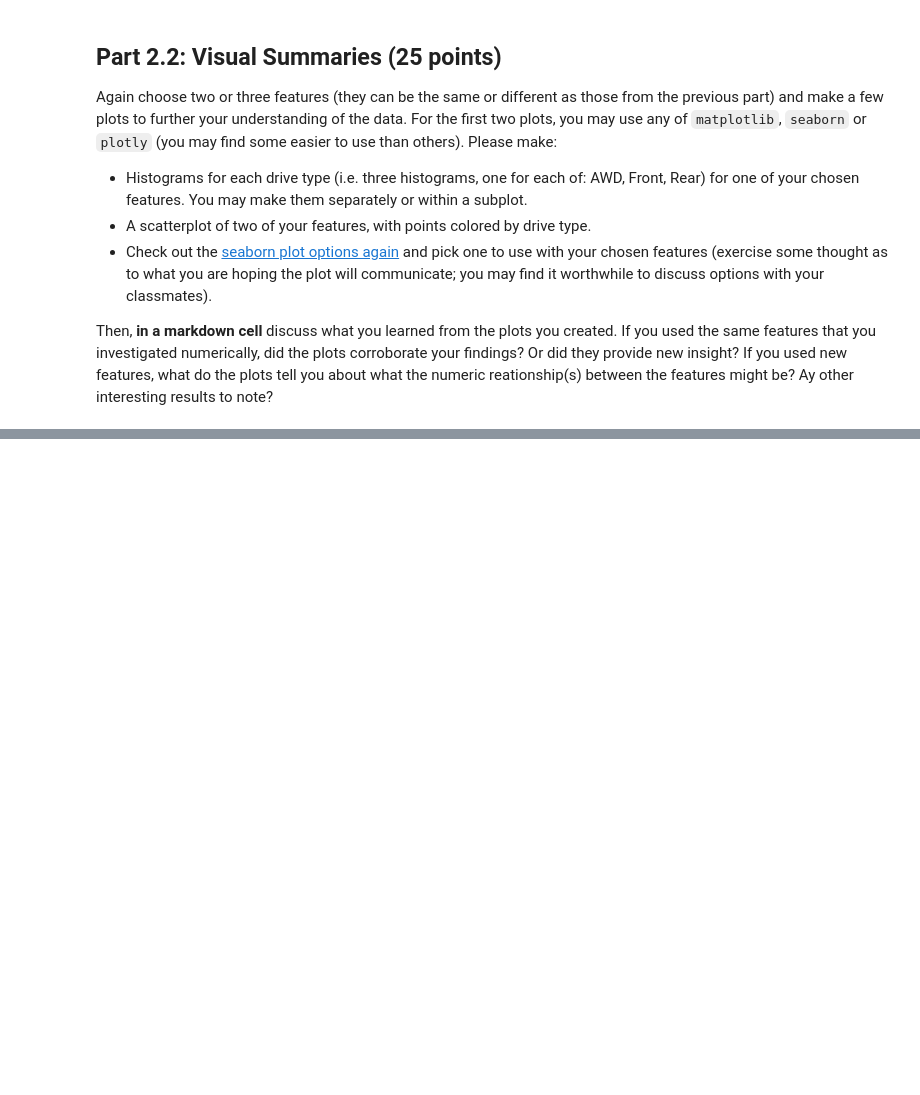
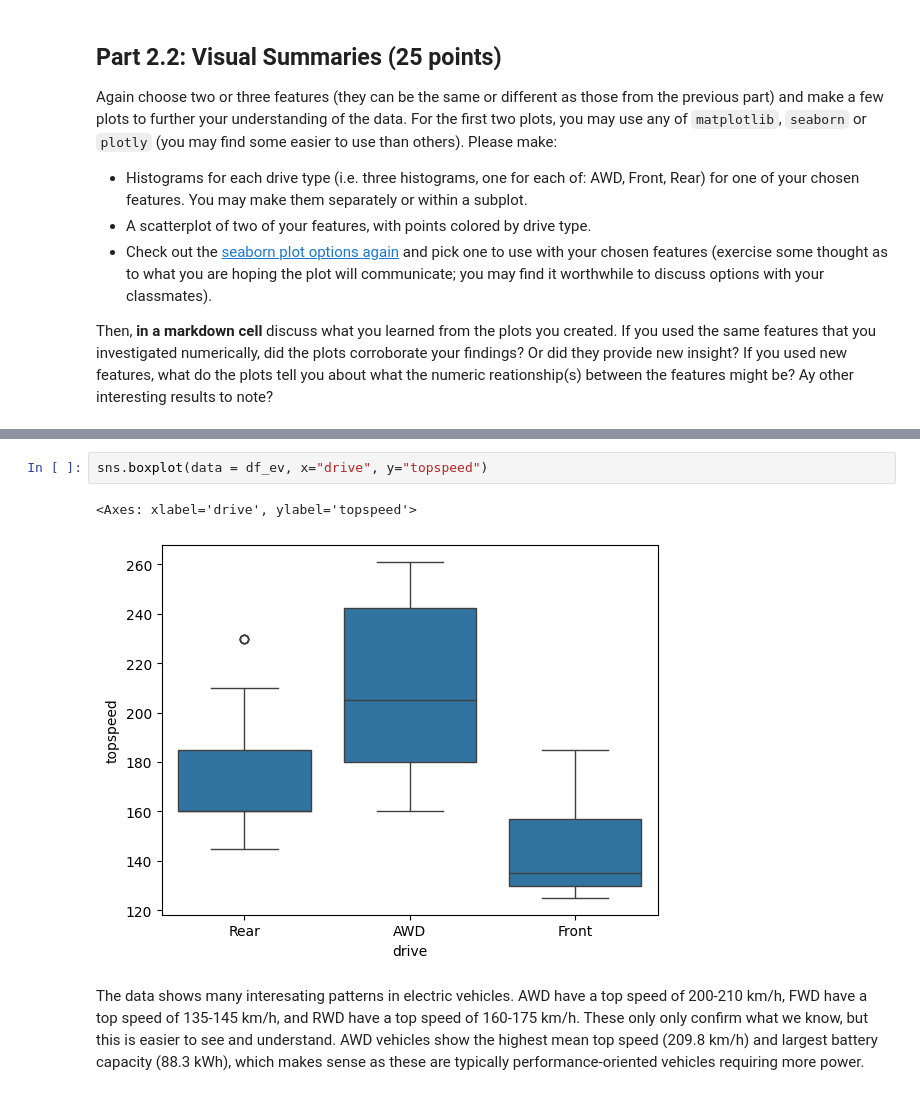
Before and after one commit to vigneshsaravanakumar404/DS-3000-Foundations-of-Data-Science, a Jupyter notebook: Labs/Lab2/Lab2.ipynb, the cells around one changed output, grey strips where cells are left out. Saved outputs shown, nothing was run; the diff lists cells and outputs as text; blank space fills up the shorter version.

```diff
--- a/Labs/Lab2/Lab2.ipynb
+++ b/Labs/Lab2/Lab2.ipynb
@@ -194,3 +273,10 @@ Then, **in a markdown cell** discuss what you learned from the plots you created
+# %%
+sns.boxplot(data = df_ev, x="drive", y="topspeed")
+# %% [output]
+<Axes: xlabel='drive', ylabel='topspeed'>
+[figure, added]
+# %% [markdown]
+The data shows many interesating patterns in electric vehicles. AWD have a top speed of 200-210 km/h, FWD have a top speed of 135-145 km/h, and RWD have a top speed of 160-175 km/h. These only only confirm what we know, but this is easier to see and understand. AWD vehicles show the highest mean top speed (209.8 km/h) and largest battery capacity (88.3 kWh), which makes sense as these are typically performance-oriented vehicles requiring more power.
 # %% [markdown]
 ## Part 2.3: Future Considerations (25 points)
 
```
Also changed, not shown: parts of 12 cells of this notebook.
